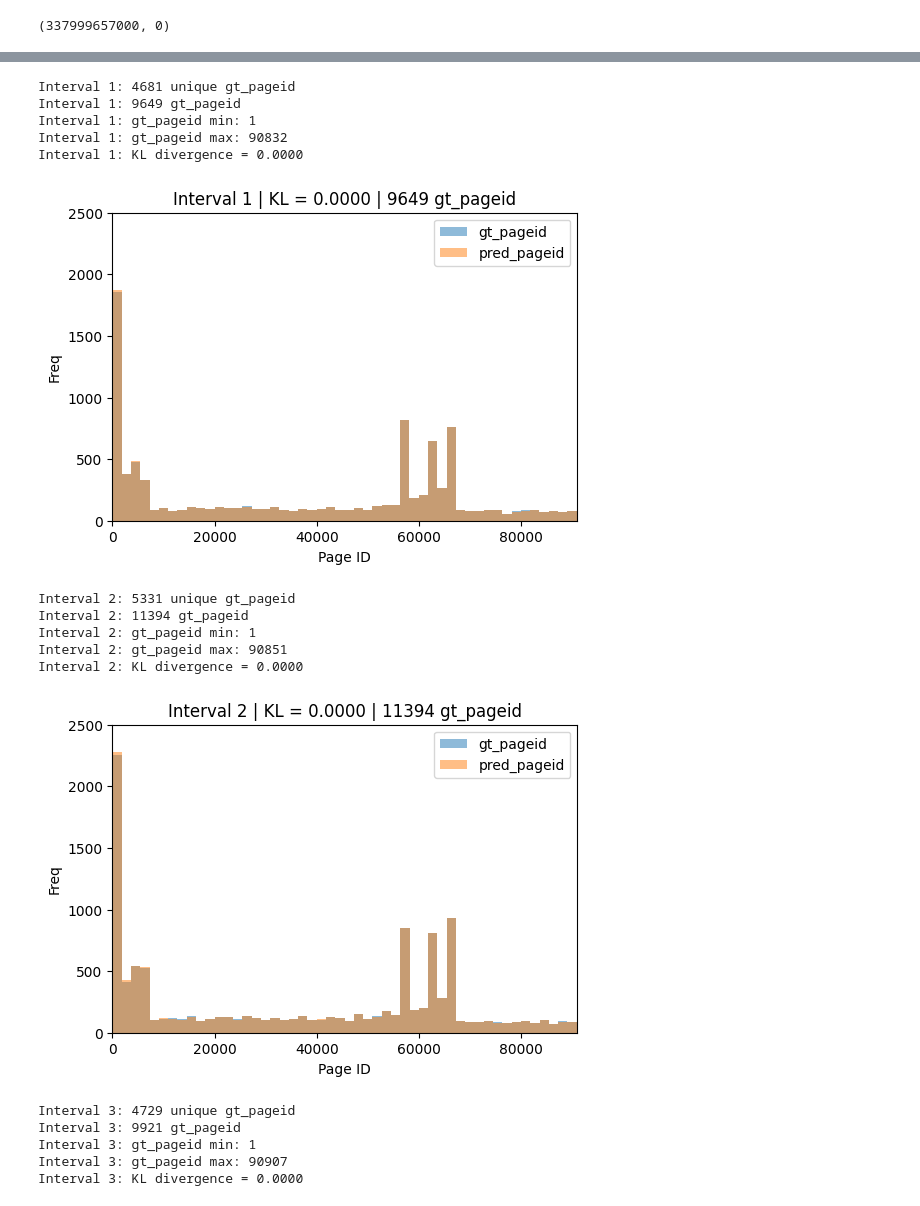
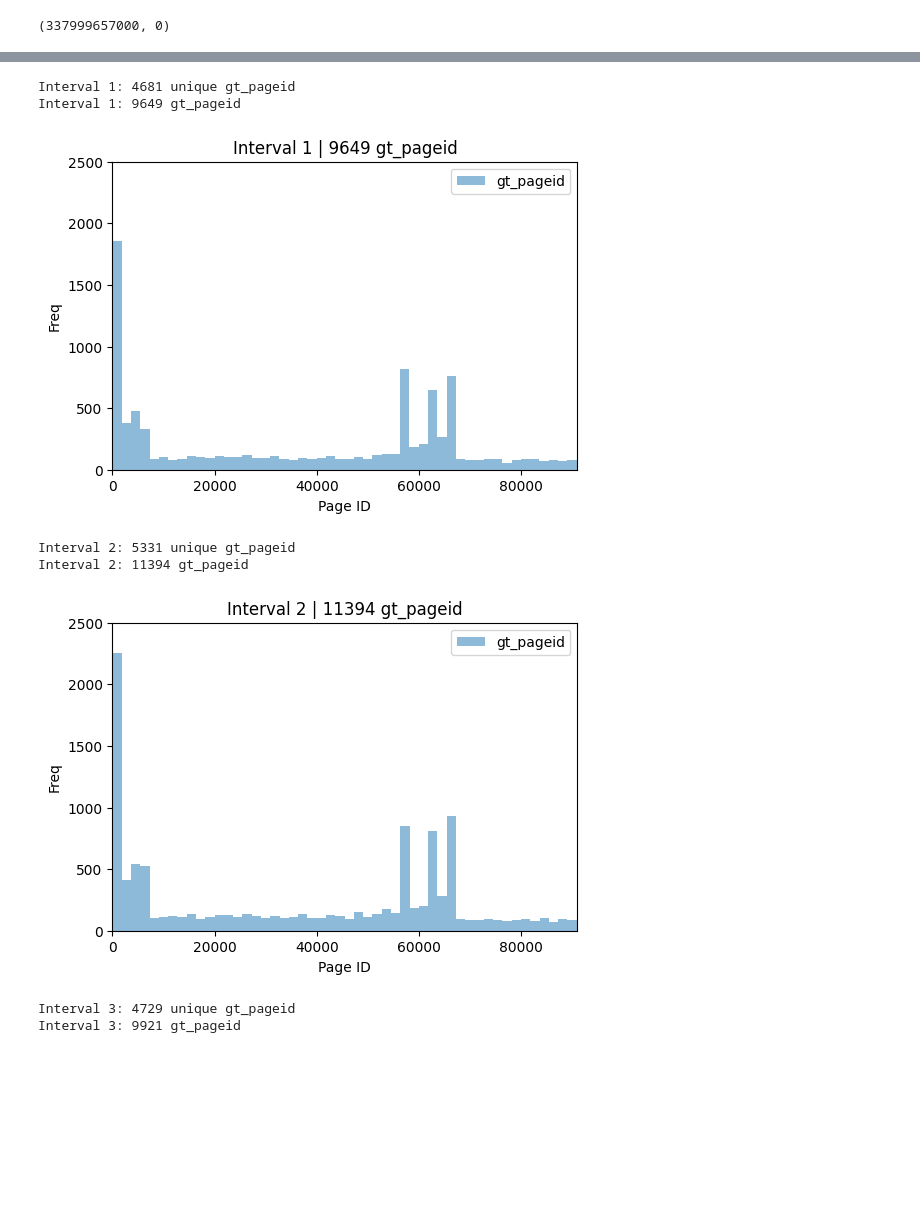
Before and after one commit to mbrotos/lock-pred, a Jupyter notebook: analysis/analysis-start_end-temporal-trends.ipynb, the cells around one changed output, grey strips where cells are left out. Cells and saved outputs as stored; diff of their text form; code cells hidden in the pictures; blank space fills up the shorter version.

```diff
--- a/analysis/analysis-start_end-temporal-trends.ipynb
+++ b/analysis/analysis-start_end-temporal-trends.ipynb
@@ -68,10 +68,6 @@ for i in range(num_plots):
     print(f'Interval {i}: {df_interval["gt_pageid"].nunique()} unique gt_pageid')
     print(f'Interval {i}: {df_interval["gt_pageid"].count()} gt_pageid')
 
-    # print min max of gt_pageid
-    print(f'Interval {i}: gt_pageid min: {df_interval["gt_pageid"].min()}')
-    print(f'Interval {i}: gt_pageid max: {df_interval["gt_pageid"].max()}')
-
     # Convert pred_pageid to numeric
     pred_pageid_numeric = pd.to_numeric(df_interval['pred_pageid'], errors='coerce').dropna()
 
@@ -86,13 +82,13 @@ for i in range(num_plots):
     gt_hist += epsilon
     pred_hist += epsilon
     kl_div = np.sum(gt_hist * np.log(gt_hist / pred_hist))
-    print(f'Interval {i}: KL divergence = {kl_div:.4f}')
+    #print(f'Interval {i}: KL divergence = {kl_div:.4f}')
 
     # Plot individually (inline)
     plt.figure(figsize=(6, 4))
     plt.hist(df_interval['gt_pageid'], bins=bins, alpha=0.5, label='gt_pageid')
-    plt.hist(pred_pageid_numeric, bins=bins, alpha=0.5, label='pred_pageid')
-    plt.title(f'Interval {i} | KL = {kl_div:.4f} | {len(df_interval["gt_pageid"])} gt_pageid')
+   # plt.hist(pred_pageid_numeric, bins=bins, alpha=0.5, label='pred_pageid')
+    plt.title(f'Interval {i} | {len(df_interval["gt_pageid"])} gt_pageid')
     plt.xlabel('Page ID')
     plt.ylabel('Freq')
     plt.ylim(0, 2_500)
@@ -113,8 +109,8 @@ axs = axs.flatten()
 for idx, (gt_pageid, pred_pageid, bins, kl_div, i) in enumerate(plot_data):
     ax = axs[idx]
     ax.hist(gt_pageid, bins=bins, alpha=0.5, label='gt_pageid')
-    ax.hist(pred_pageid, bins=bins, alpha=0.5, label='pred_pageid')
-    ax.set_title(f'Interval {i} | KL = {kl_div:.4f} | {len(gt_pageid)} gt_pageid')
+    #ax.hist(pred_pageid, bins=bins, alpha=0.5, label='pred_pageid')
+    ax.set_title(f'Interval {i} | {len(gt_pageid)} gt_pageid')
     ax.set_xlabel('Page ID')
     ax.set_ylabel('Freq')
     ax.set_ylim(0, 2_500)
@@ -137,17 +130,8 @@ Interval 0: KL divergence = 0.0000
 Interval 1: 4681 unique gt_pageid
 Interval 1: 9649 gt_pageid
-Interval 1: gt_pageid min: 1
-Interval 1: gt_pageid max: 90832
-Interval 1: KL divergence = 0.0000
-[figure, old version]
+[figure, new version]
 Interval 2: 5331 unique gt_pageid
 Interval 2: 11394 gt_pageid
-Interval 2: gt_pageid min: 1
-Interval 2: gt_pageid max: 90851
-Interval 2: KL divergence = 0.0000
-[figure, old version]
+[figure, new version]
 Interval 3: 4729 unique gt_pageid
 Interval 3: 9921 gt_pageid
-Interval 3: gt_pageid min: 1
-Interval 3: gt_pageid max: 90907
-Interval 3: KL divergence = 0.0000
```
Also changed, not shown: parts of 2 cells of this notebook.
